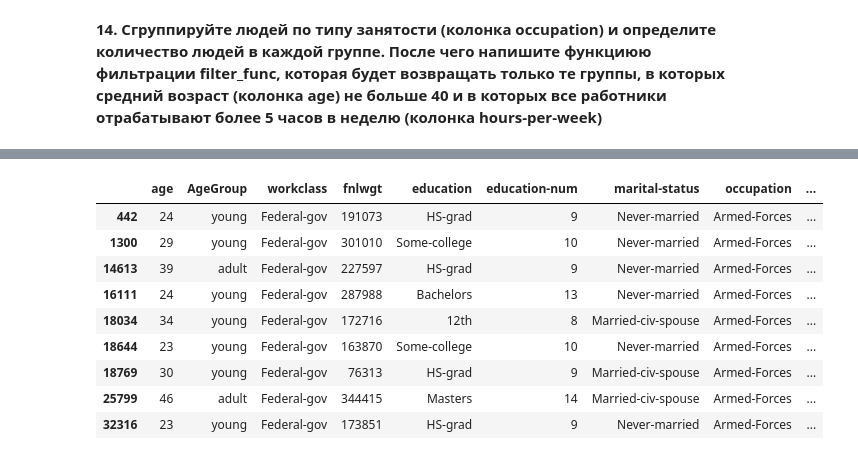
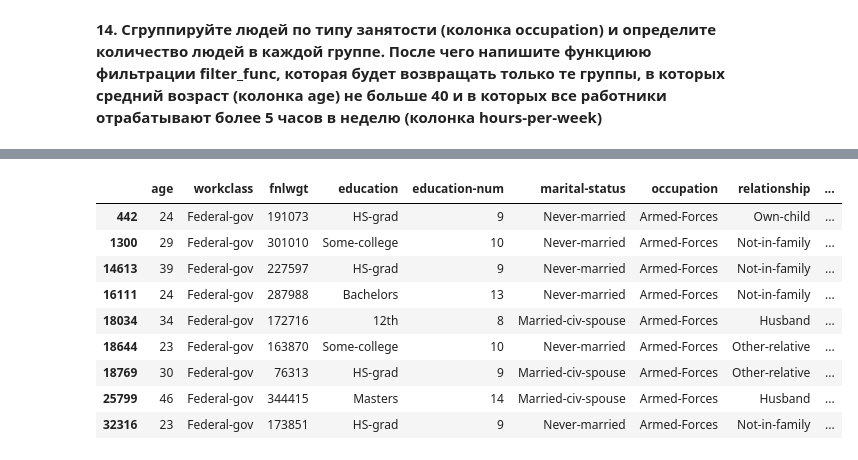
Before and after one commit to skopiuksv/task_2, a Jupyter notebook: assignment_pandas.ipynb, the cells around one changed output, grey strips where cells are left out. Cells and saved outputs as stored; diff of their text form; code cells hidden in the pictures.

```diff
--- a/assignment_pandas.ipynb
+++ b/assignment_pandas.ipynb
@@ -135,6 +178,3 @@ Name: hours-per-week, Length: 82, dtype: float64
 * *retiree* - 70-100 лет
 
 **Проставьте название соответсвтуещей группы для каждого человека в новой колонке AgeGroup**
-# %%
-data.insert(1,"AgeGroup",pd.cut(data["age"],[16,35,70,100],labels=["young","adult","retiree"]))
-data
@@ -189,0 +207,3 @@ Name: occupation, dtype: int64
+# %%
+occ_data = data.groupby(['occupation'])
+occ_data.sex.count()
@@ -190,15 +228,15 @@ Name: occupation, dtype: int64
 # %%
-def filter_func(grouped_data):
-    return (grouped_data["age"].mean()<=40) & all(grouped_data["hours-per-week"]>5)
-data.groupby("occupation").filter(filter_func)
+def filter_func(data):
+    return (data['age'].mean() <= 40) & (all(data['hours-per-week'] > 5))
+occ_data.filter(filter_func)
 # %% [output]
-|  | age | AgeGroup | workclass | fnlwgt | education | education-num | marital-status | occupation | ... |
-| 442 | 24 | young | Federal-gov | 191073 | HS-grad | 9 | Never-married | Armed-Forces | ... |
-| 1300 | 29 | young | Federal-gov | 301010 | Some-college | 10 | Never-married | Armed-Forces | ... |
-| 14613 | 39 | adult | Federal-gov | 227597 | HS-grad | 9 | Never-married | Armed-Forces | ... |
-| 16111 | 24 | young | Federal-gov | 287988 | Bachelors | 13 | Never-married | Armed-Forces | ... |
-| 18034 | 34 | young | Federal-gov | 172716 | 12th | 8 | Married-civ-spouse | Armed-Forces | ... |
-| 18644 | 23 | young | Federal-gov | 163870 | Some-college | 10 | Never-married | Armed-Forces | ... |
-| 18769 | 30 | young | Federal-gov | 76313 | HS-grad | 9 | Married-civ-spouse | Armed-Forces | ... |
-| 25799 | 46 | adult | Federal-gov | 344415 | Masters | 14 | Married-civ-spouse | Armed-Forces | ... |
-| 32316 | 23 | young | Federal-gov | 173851 | HS-grad | 9 | Never-married | Armed-Forces | ... |
+|  | age | workclass | fnlwgt | education | education-num | marital-status | occupation | relationship | ... |
+| 442 | 24 | Federal-gov | 191073 | HS-grad | 9 | Never-married | Armed-Forces | Own-child | ... |
+| 1300 | 29 | Federal-gov | 301010 | Some-college | 10 | Never-married | Armed-Forces | Not-in-family | ... |
+| 14613 | 39 | Federal-gov | 227597 | HS-grad | 9 | Never-married | Armed-Forces | Not-in-family | ... |
+| 16111 | 24 | Federal-gov | 287988 | Bachelors | 13 | Never-married | Armed-Forces | Not-in-family | ... |
+| 18034 | 34 | Federal-gov | 172716 | 12th | 8 | Married-civ-spouse | Armed-Forces | Husband | ... |
+| 18644 | 23 | Federal-gov | 163870 | Some-college | 10 | Never-married | Armed-Forces | Other-relative | ... |
+| 18769 | 30 | Federal-gov | 76313 | HS-grad | 9 | Married-civ-spouse | Armed-Forces | Other-relative | ... |
+| 25799 | 46 | Federal-gov | 344415 | Masters | 14 | Married-civ-spouse | Armed-Forces | Husband | ... |
+| 32316 | 23 | Federal-gov | 173851 | HS-grad | 9 | Never-married | Armed-Forces | Not-in-family | ... |
```
Also changed, not shown: parts of 30 cells of this notebook, 3 other files.
